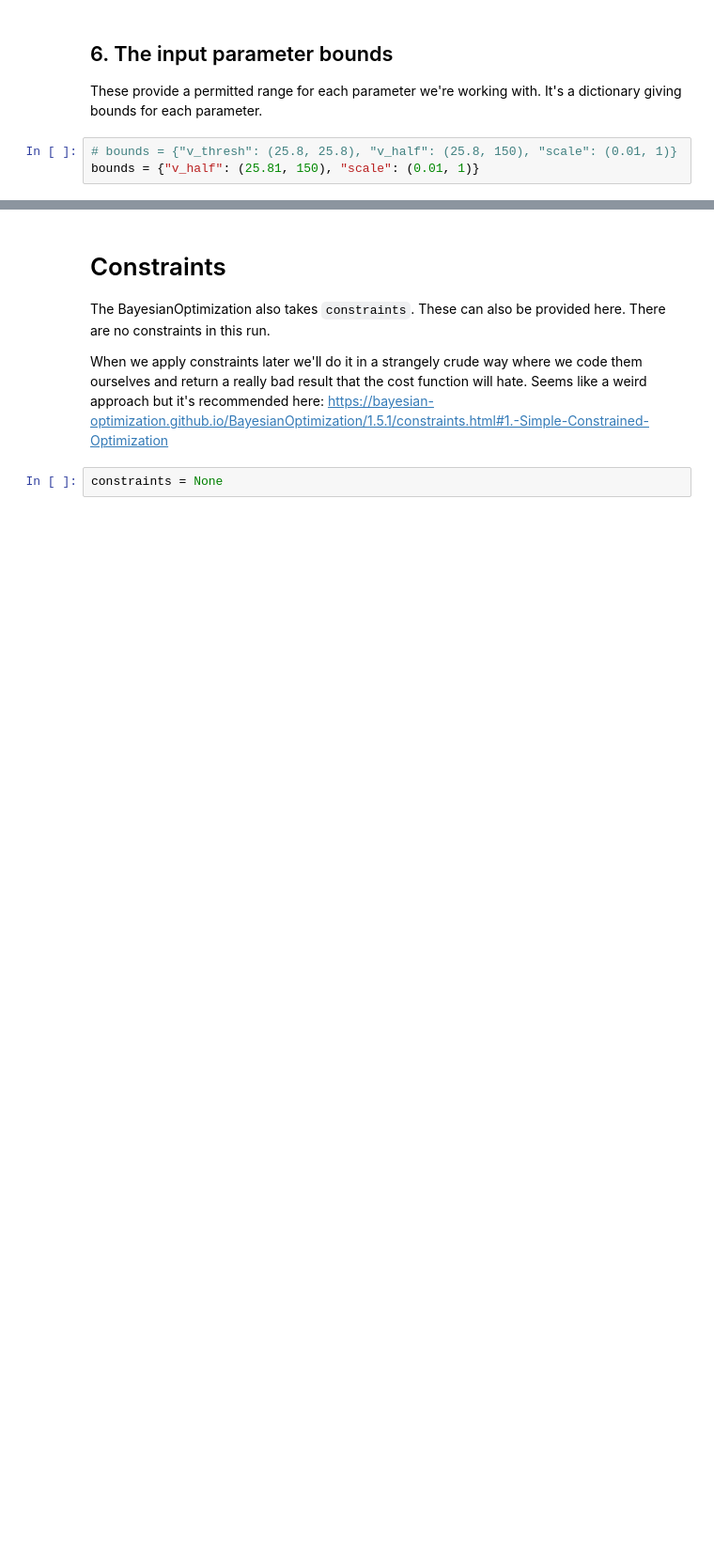
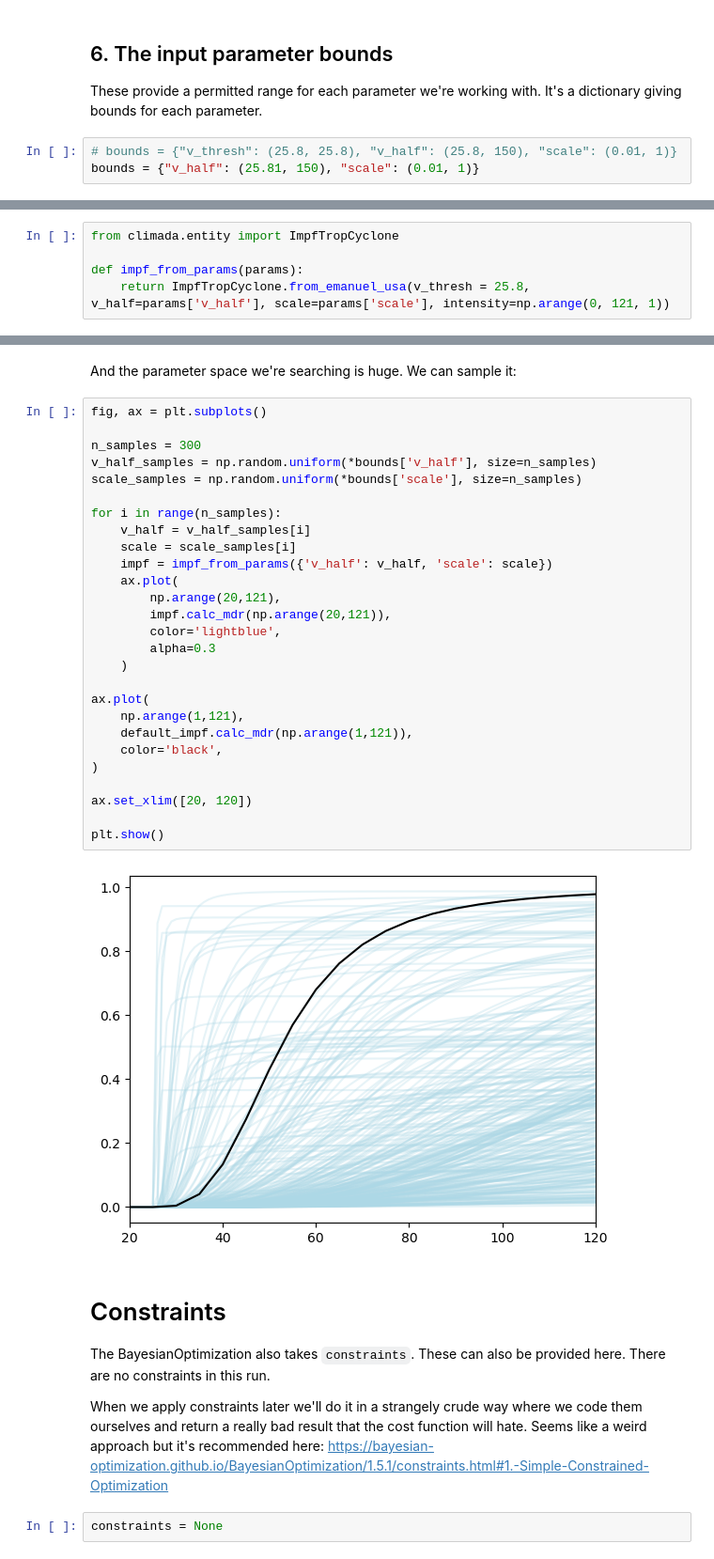
Before and after one commit to ChrisFairless/nccs-supply-chain, a Jupyter notebook: calibration/version1/calibration_v1_TC_SI.ipynb, the cells around one changed output, grey strips where cells are left out. Shown at 94% size. Saved outputs shown, nothing was run; the diff lists cells and outputs as text; blank space fills up the shorter version.

```diff
--- a/calibration/version1/calibration_v1_TC_SI.ipynb
+++ b/calibration/version1/calibration_v1_TC_SI.ipynb
@@ -215,0 +226,5 @@ bounds = {"v_half": (25.81, 150), "scale": (0.01, 1)}
+# %%
+from climada.entity import ImpfTropCyclone
+
+def impf_from_params(params):
+    return ImpfTropCyclone.from_emanuel_usa(v_thresh = 25.8, v_half=params['v_half'], scale=params['scale'], intensity=np.arange(0, 121, 1))
@@ -216,3 +243,34 @@ bounds = {"v_half": (25.81, 150), "scale": (0.01, 1)}
+# %% [markdown]
+And the parameter space we're searching is huge. We can sample it:
+# %%
+fig, ax = plt.subplots()
+
+n_samples = 300
+v_half_samples = np.random.uniform(*bounds['v_half'], size=n_samples)
+scale_samples = np.random.uniform(*bounds['scale'], size=n_samples)
+
+for i in range(n_samples):
+    v_half = v_half_samples[i]
+    scale = scale_samples[i]
+    impf = impf_from_params({'v_half': v_half, 'scale': scale})
+    ax.plot(
+        np.arange(20,121),
+        impf.calc_mdr(np.arange(20,121)),
+        color='lightblue',
+        alpha=0.3
+    )
+
+ax.plot(
+    np.arange(1,121),
+    default_impf.calc_mdr(np.arange(1,121)),
+    color='black',
+)
+
+ax.set_xlim([20, 120])
+
+plt.show()
+# %% [output]
+[figure, added]
 # %% [markdown]
 # Constraints
 
```
Also changed, not shown: parts of 36 cells of this notebook.
